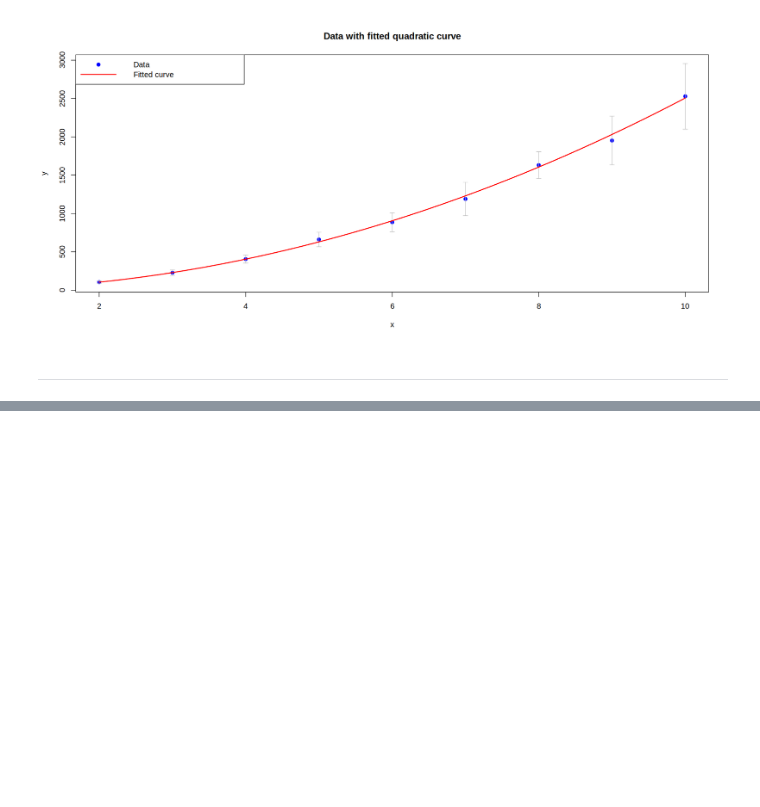
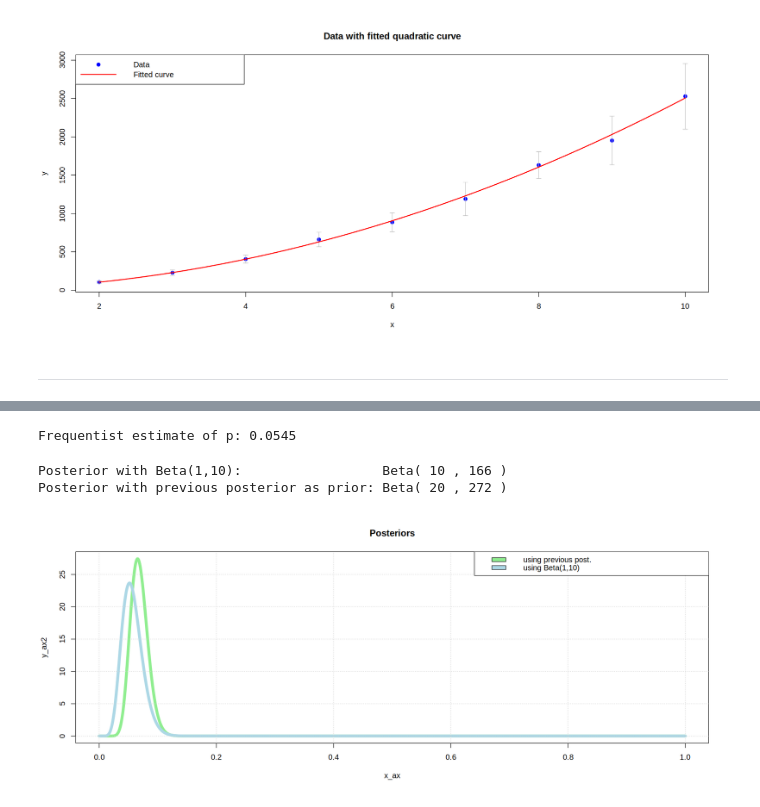
Before and after one commit to seccobenedetto/ex_Advanced_Statistics, a Jupyter notebook: lab_6/lab_6_test.ipynb, the cells around one changed output, grey strips where cells are left out. Drawn from its saved outputs; the diff is of its cells as text; code cells hidden in the pictures; blank space fills up the shorter version.

```diff
--- a/lab_6/lab_6_test.ipynb
+++ b/lab_6/lab_6_test.ipynb
@@ -170,0 +249,41 @@ impact on pandas. Out of these, y = 10 had a high bacter X level.
+# %%
+# Dati della nuova misurazione
+n2 <- 165
+y2 <- 9
+# %%
+# point E:
+p_freq <- y2 / n2
+
+cat("Frequentist estimate of p:", round(p_freq, 4), "\n\n")
+# %% [output]
+Frequentist estimate of p: 0.0545
+# %%
+# point F:
+a_prior1 <- 1
+b_prior1 <- 10
+a_prior1 <- 1
+b_prior1 <- 10
+a_post1 <- a_prior1 + y2
+b_post1 <- b_prior1 + n2 - y2
+cat("Posterior with Beta(1,10):                  Beta(", a_post1, ",", b_post1, ")\n")
+
+a_prior2 <- 11
+b_prior2 <- 116
+a_post2 <- a_prior2 + y2
+b_post2 <- b_prior2 + n2 - y2
+cat("Posterior with previous posterior as prior: Beta(", a_post2, ",", b_post2, ")\n\n")
+
+# plot:
+x_ax <- seq(0,1, 0.001)
+y_ax1 <- dbeta(x_ax, a_post1, b_post1)
+y_ax2 <- dbeta(x_ax, a_post2, b_post2)
+options(repr.plot.width = 15, repr.plot.height = 6)
+plot(x_ax, y_ax2, type = "l", lwd = 6, col = "lightgreen", main = "Posteriors")
+lines(x_ax, y_ax1, type = "l", lwd = 6, col = "lightblue")
+grid()  # aggiunge griglia
+legend("topright",  legend = c("using previous post.", "using Beta(1,10)"),
+       fill = c( "lightgreen", "lightblue" ))
+# %% [output]
+Posterior with Beta(1,10):                  Beta( 10 , 166 )
+Posterior with previous posterior as prior: Beta( 20 , 272 )
+[figure, added]
```
Also changed, not shown: parts of 14 cells of this notebook.
